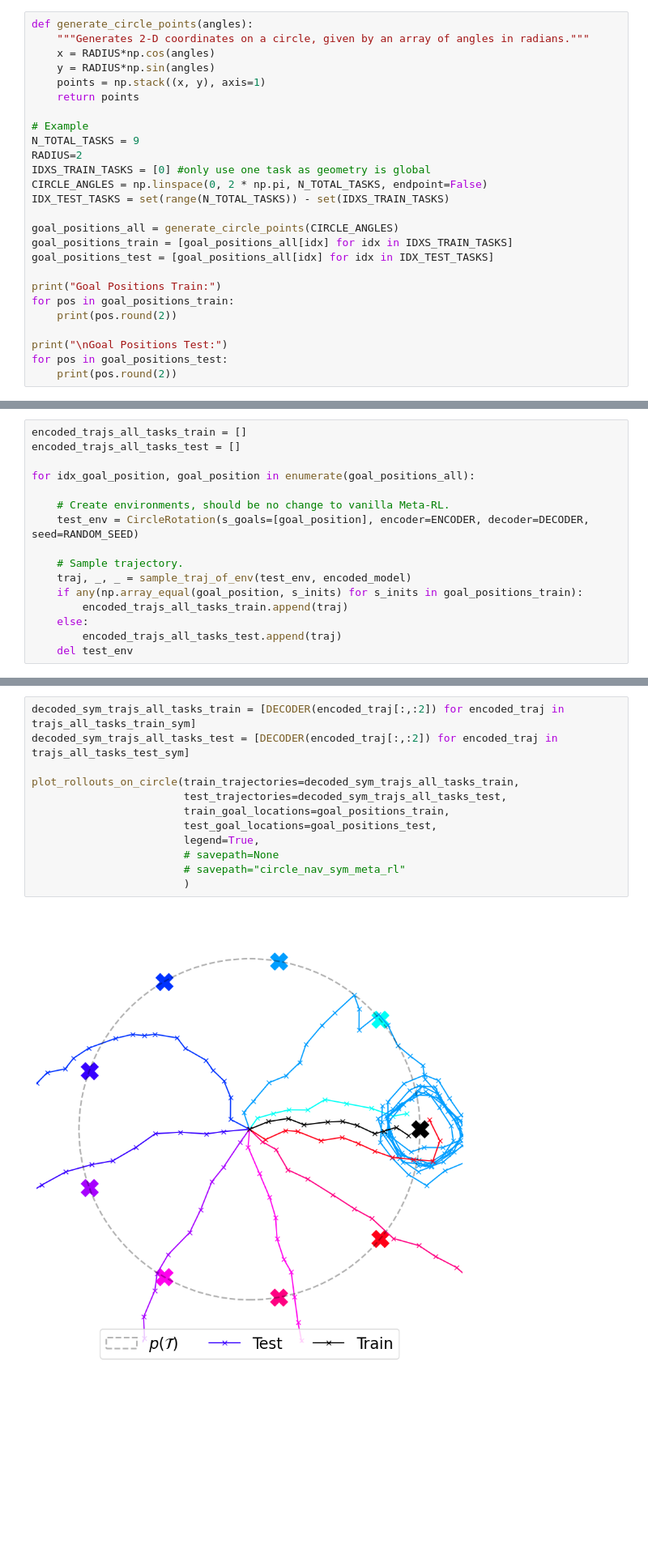
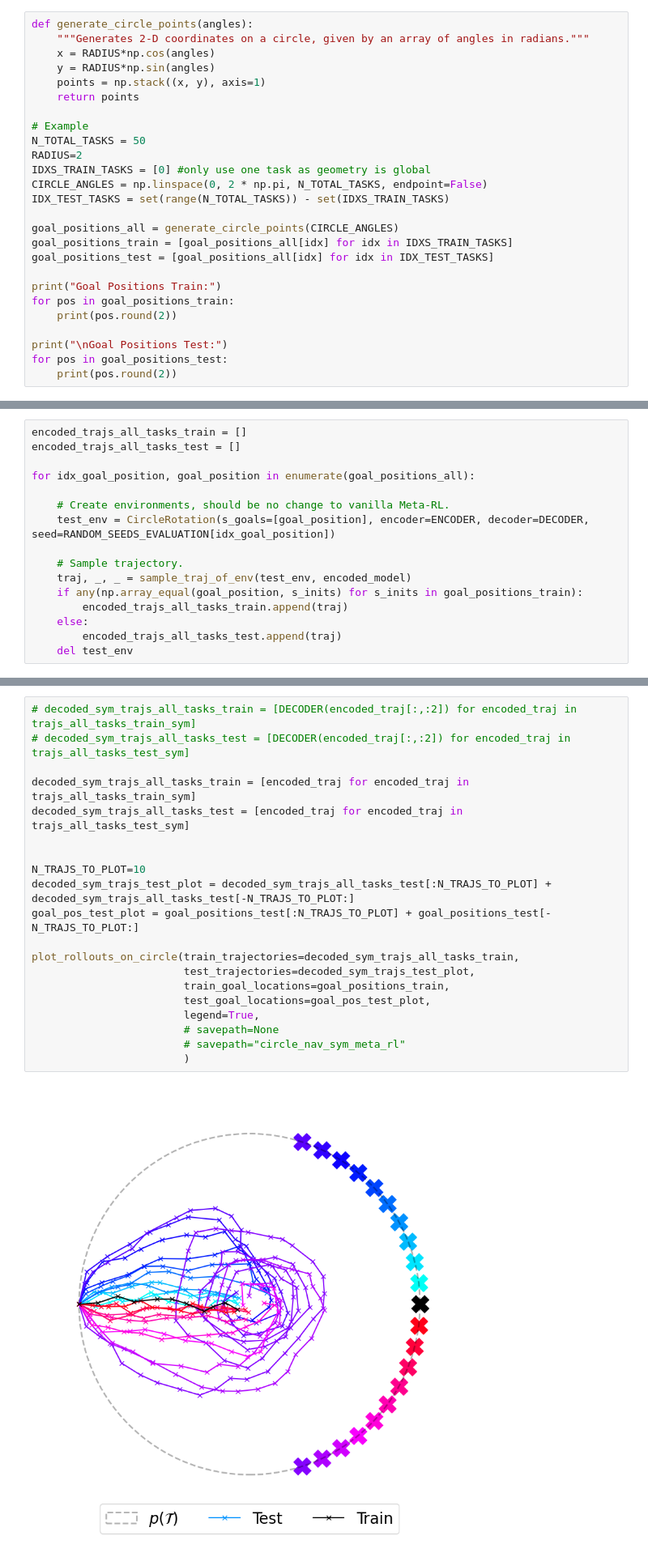
Before and after one commit to PaulNitschke/geo_meta_rl, a Jupyter notebook: task_inference.ipynb, the cells around one changed output, grey strips where cells are left out. Shown at 81% size. Cells and saved outputs as stored; diff of their text form; blank space fills up the shorter version.

Commit message:
refactored geometric policy roll out in base task and tilde task

```diff
--- a/task_inference.ipynb
+++ b/task_inference.ipynb
@@ -114,7 +131,7 @@ def generate_circle_points(angles):
     return points
 
 # Example
-N_TOTAL_TASKS = 9
+N_TOTAL_TASKS = 50
 RADIUS=2
 IDXS_TRAIN_TASKS = [0] #only use one task as geometry is global
 CIRCLE_ANGLES = np.linspace(0, 2 * np.pi, N_TOTAL_TASKS, endpoint=False)
@@ -393,7 +440,7 @@ encoded_trajs_all_tasks_test = []
 for idx_goal_position, goal_position in enumerate(goal_positions_all):
 
     # Create environments, should be no change to vanilla Meta-RL.
-    test_env = CircleRotation(s_goals=[goal_position], encoder=ENCODER, decoder=DECODER, seed=RANDOM_SEED)
+    test_env = CircleRotation(s_goals=[goal_position], encoder=ENCODER, decoder=DECODER, seed=RANDOM_SEEDS_EVALUATION[idx_goal_position])
 
     # Sample trajectory.
     traj, _, _ = sample_traj_of_env(test_env, encoded_model)
@@ -476,14 +637,22 @@ for task_idx, goal_position in enumerate(goal_positions_all):
 # %%
-decoded_sym_trajs_all_tasks_train = [DECODER(encoded_traj[:,:2]) for encoded_traj in trajs_all_tasks_train_sym]
-decoded_sym_trajs_all_tasks_test = [DECODER(encoded_traj[:,:2]) for encoded_traj in trajs_all_tasks_test_sym]
+# decoded_sym_trajs_all_tasks_train = [DECODER(encoded_traj[:,:2]) for encoded_traj in trajs_all_tasks_train_sym]
+# decoded_sym_trajs_all_tasks_test = [DECODER(encoded_traj[:,:2]) for encoded_traj in trajs_all_tasks_test_sym]
+
+decoded_sym_trajs_all_tasks_train = [encoded_traj for encoded_traj in trajs_all_tasks_train_sym]
+decoded_sym_trajs_all_tasks_test = [encoded_traj for encoded_traj in trajs_all_tasks_test_sym]
+
+
+N_TRAJS_TO_PLOT=10
+decoded_sym_trajs_test_plot = decoded_sym_trajs_all_tasks_test[:N_TRAJS_TO_PLOT] + decoded_sym_trajs_all_tasks_test[-N_TRAJS_TO_PLOT:]
+goal_pos_test_plot = goal_positions_test[:N_TRAJS_TO_PLOT] + goal_positions_test[-N_TRAJS_TO_PLOT:]
 
 plot_rollouts_on_circle(train_trajectories=decoded_sym_trajs_all_tasks_train,
-                        test_trajectories=decoded_sym_trajs_all_tasks_test,
+                        test_trajectories=decoded_sym_trajs_test_plot,
                         train_goal_locations=goal_positions_train,
-                        test_goal_locations=goal_positions_test,
+                        test_goal_locations=goal_pos_test_plot,
                         legend=True,
                         # savepath=None
                         # savepath="circle_nav_sym_meta_rl"
                         )
 # %% [output]
-[figure, old version]
+[figure, new version]
```
Also changed, not shown: parts of 23 cells of this notebook, 2 other files.
